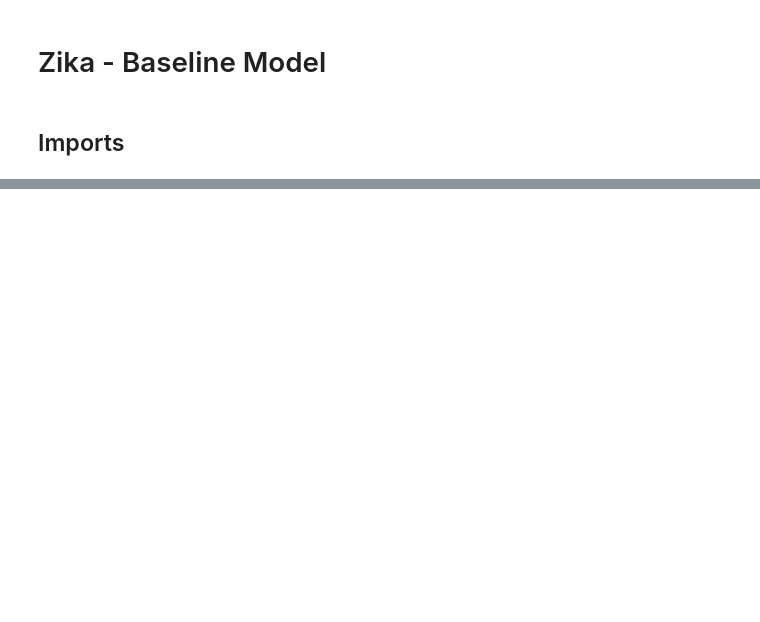
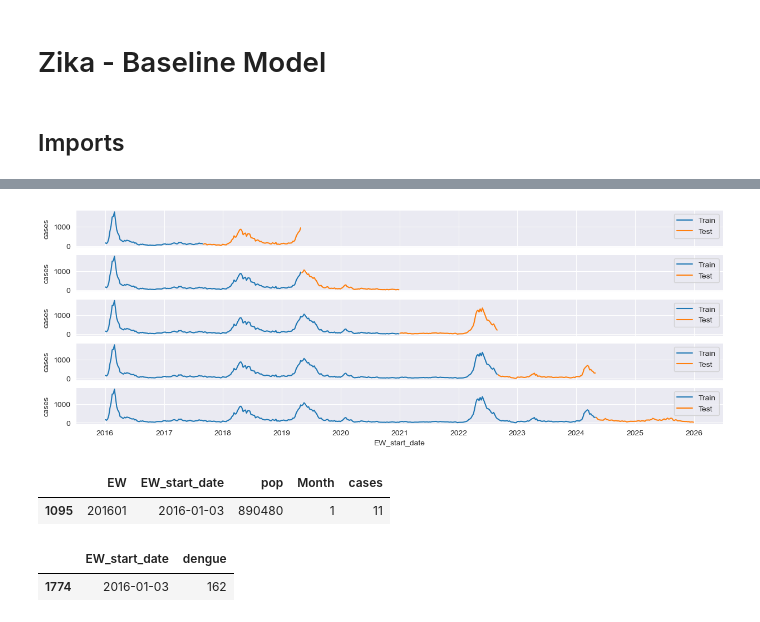
Before and after one commit to Paul123111/kaggleTest, a Jupyter notebook: 03-Baseline_Model.ipynb, the cells around one changed output, grey strips where cells are left out. Saved outputs shown, nothing was run; the diff lists cells and outputs as text; code cells hidden in the pictures; blank space fills up the shorter version.

```diff
--- a/03-Baseline_Model.ipynb
+++ b/03-Baseline_Model.ipynb
@@ -58,0 +60,27 @@ for (train_idx, test_idx), ax in zip(cv.split(df_z), axs):
+# %%
+cv = TimeSeriesSplit(gap=0, n_splits=5, test_size=None)
+
+fig, axs = plt.subplots(cv.n_splits, 1, figsize=(15, 5), sharex=True)
+
+for (train_idx, test_idx), ax in zip(cv.split(df_d), axs):
+    df_train = df_d.iloc[train_idx]
+    df_test = df_d.iloc[test_idx]
+
+    sns.lineplot(data=df_train, x="EW_start_date", y=target, ax=ax, label='Train')
+    sns.lineplot(data=df_test, x="EW_start_date", y=target, ax=ax, label='Test')
+    ax.legend()
+# %% [output]
+[figure, added]
+# %%
+df_z_tmp = df_z[z_features + [target]]
+df_z_tmp.head(1)
+# %% [output]
+|  | EW | EW_start_date | pop | Month | cases |
+| 1095 | 201601 | 2016-01-03 | 890480 | 1 | 11 |
+# %%
+df_d_tmp = df_d[['EW_start_date', 'cases']]
+df_d_tmp = df_d_tmp.rename(columns={'cases': 'dengue'})
+df_d_tmp.head(1)
+# %% [output]
+|  | EW_start_date | dengue |
+| 1774 | 2016-01-03 | 162 |
```
Also changed, not shown: parts of 6 cells of this notebook, 14 other files.
